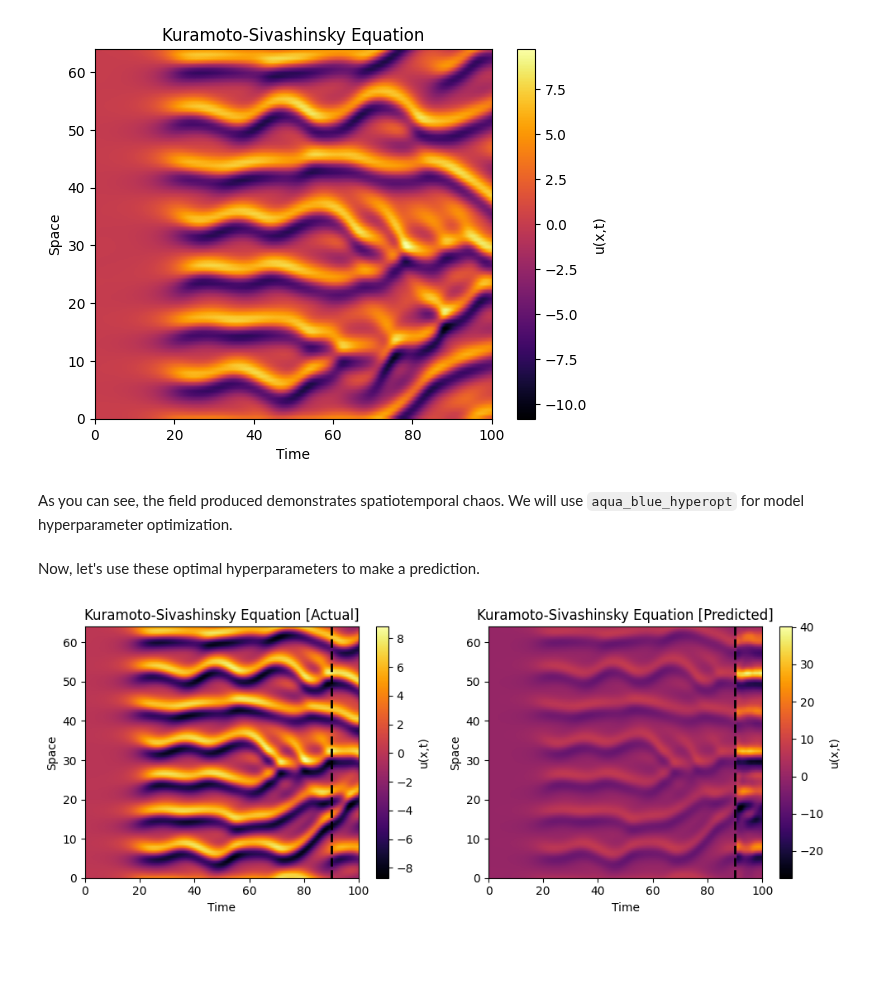
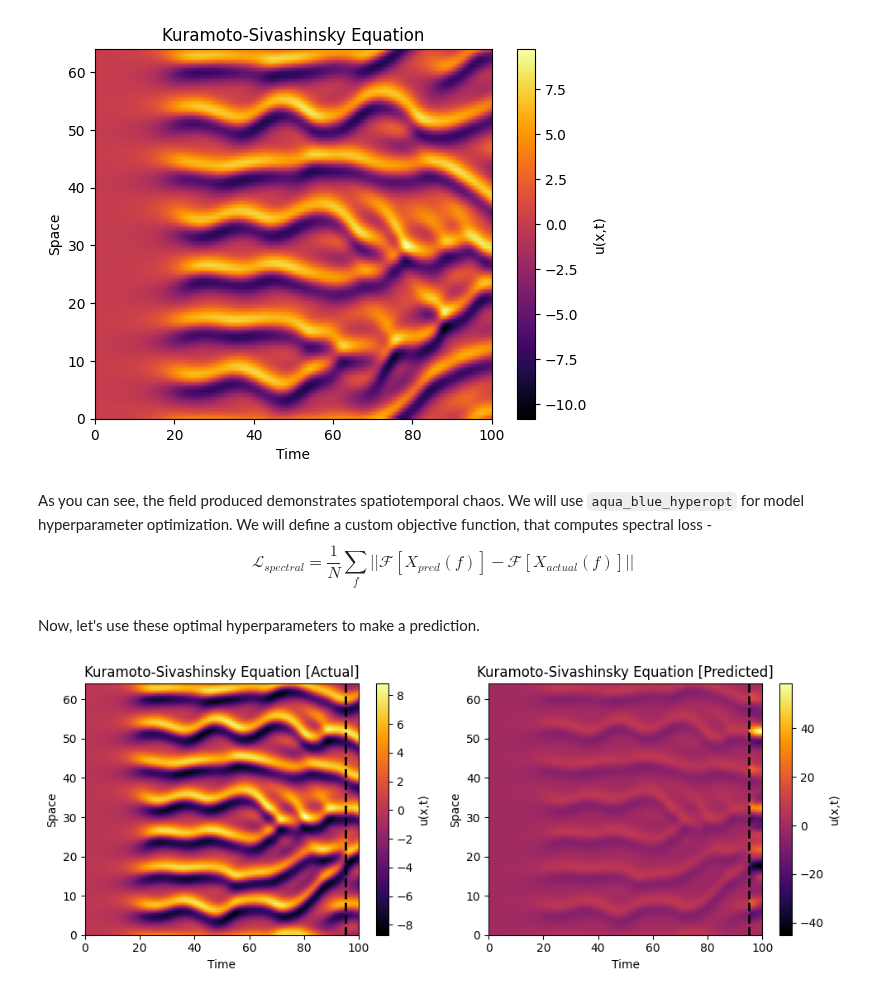
Before and after one commit to lonelyneutrin0/aqua-blue, a Jupyter notebook: examples/pde-prediction.ipynb, the cells around one changed output. Drawn from its saved outputs; the diff is of its cells as text; code cells hidden in the pictures; blank space fills up the shorter version.

Commit message:
spectral loss instead of rmse

```diff
--- a/examples/pde-prediction.ipynb
+++ b/examples/pde-prediction.ipynb
@@ -109,4 +109,4 @@ plt.show()
 # %% [output]
 [figure]
 # %% [markdown]
-As you can see, the field produced demonstrates spatiotemporal chaos. We will use `aqua_blue_hyperopt` for model hyperparameter optimization.
+As you can see, the field produced demonstrates spatiotemporal chaos. We will use `aqua_blue_hyperopt` for model hyperparameter optimization. We will define a custom objective function, that computes spectral loss - $$\mathcal L_{spectral} = \frac{1}{N}\sum_{f} || { \mathcal F [X_{pred}(f) ] - \mathcal F [X_{actual}(f)]} ||$$
@@ -113,10 +184,5 @@ As you can see, the field produced demonstrates spatiotemporal chaos. We will us
 # %%
-import aqua_blue_hyperopt
-from aqua_blue.time_series import TimeSeries # type: ignore
-from aqua_blue.utilities import Normalizer # type: ignore
-from aqua_blue.models import Model #type: ignore
-from aqua_blue.reservoirs import DynamicalReservoir #type: ignore
-from aqua_blue.readouts import LinearReadout #type: ignore
+
 
 # Space Params
 L = 64
@@ -144,15 +210,15 @@ ts = TimeSeries(
 mp = aqua_blue_hyperopt.hyper.ModelParams(
     time_series=ts,
     input_dimensionality=N,
-    reservoir_dimensionality=500,
+    reservoir_dimensionality=100,
     horizon=HORIZON,
     actual_future=TEST_DATA
 )
 
 opt = aqua_blue_hyperopt.hyper.Optimizer(
-    fn=aqua_blue_hyperopt.hyper.default_loss(mp),
+    fn=spectral_loss(mp),
     algo=aqua_blue_hyperopt.hyper.Algo.TREE_PARZEN_ESTIMATOR,
-    max_evals = 1000
+    max_evals = 10_000
 )
 
 best = opt.optimize()
@@ -165,45 +231,45 @@ SPARSITY = best['sparsity']
 # %% [markdown]
 Now, let's use these optimal hyperparameters to make a prediction.
 # %%
-HORIZON = 1000
+HORIZON = 500
 normalizer = Normalizer()
 time_series = normalizer.normalize(ts)
 
 model = Model(
     reservoir=DynamicalReservoir(
         input_dimensionality=N,
-        reservoir_dimensionality=500,
+        reservoir_dimensionality=100,
         leaking_rate=LEAKING_RATE,
         spectral_radius=SPECTRAL_RADIUS,
         sparsity=SPARSITY
     ),
     readout= LinearReadout(rcond=RIDGE_COEFFICIENT)
 )
 
 model.train(ts)
 predictions = model.predict(HORIZON)
 predictions = normalizer.denormalize(predictions)
 
 fig, axs = plt.subplots(1, 2, figsize=(10, 4))
 
 im0 = axs[0].imshow(snapshots.T, aspect='auto', extent=[0, time_.tmax, 0, space_.L], cmap='inferno', origin='lower')
 axs[0].set_xlabel('Time')
 axs[0].set_ylabel('Space')
 axs[0].set_title('Kuramoto-Sivashinsky Equation [Actual]')
 axs[0].axvline(x=T_MAX*(1 - HORIZON/snapshots.shape[0]), color='black', linestyle='--', linewidth=2, label='Prediction Horizon')
 fig.colorbar(im0, ax=axs[0], label='u(x,t)')
 
 im1 = axs[1].imshow(np.vstack((TRAIN_DATA, predictions.dependent_variable)).T, aspect='auto', extent=[0, time_.tmax, 0, space_.L], cmap='inferno', origin='lower')
 axs[1].set_xlabel('Time')
 axs[1].set_ylabel('Space')
 axs[1].set_title('Kuramoto-Sivashinsky Equation [Predicted]')
 axs[1].axvline(x=T_MAX*(1 - HORIZON/snapshots.shape[0]), color='black', linestyle='--', linewidth=2)
 fig.colorbar(im1, ax=axs[1], label='u(x,t)')
 
 plt.tight_layout()
 plt.show()
 # %% [output]
-[figure, old version]
+[figure, new version]
 # %%
 print(best)
 # %% [output]
```
Also changed, not shown: parts of 2 cells of this notebook.
